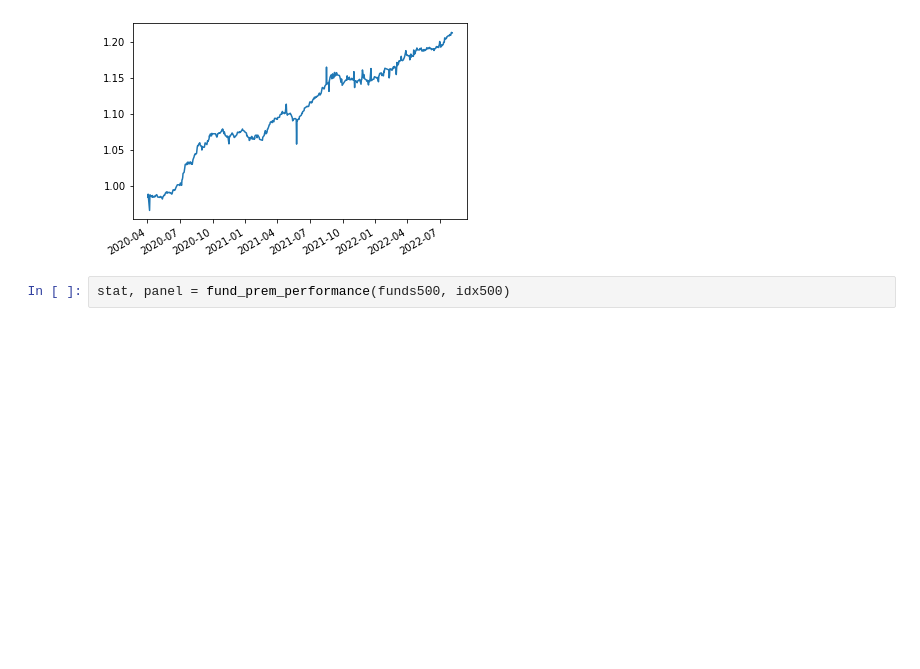
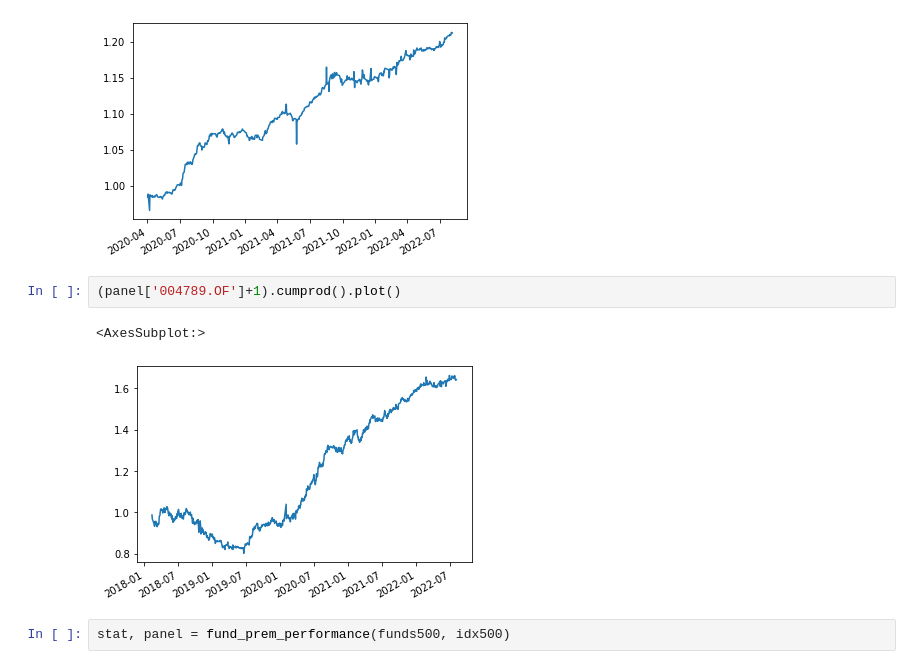
Before and after one commit to xiaolulu2017/fund_research, a Jupyter notebook: res2.ipynb, the cells around one changed output. Drawn from its saved outputs; the diff is of its cells as text; blank space fills up the shorter version.

```diff
--- a/res2.ipynb
+++ b/res2.ipynb
@@ -85,6 +101,11 @@ stat[stat['count']>500].sort_values('ann_ret')
 # %% [output]
 <AxesSubplot:>
 [figure]
+# %%
+(panel['004789.OF']+1).cumprod().plot()
+# %% [output]
+<AxesSubplot:>
+[figure, added]
 # %%
 stat, panel = fund_prem_performance(funds500, idx500)
 # %%
```
Also changed, not shown: parts of 6 cells of this notebook, 1 other file.
